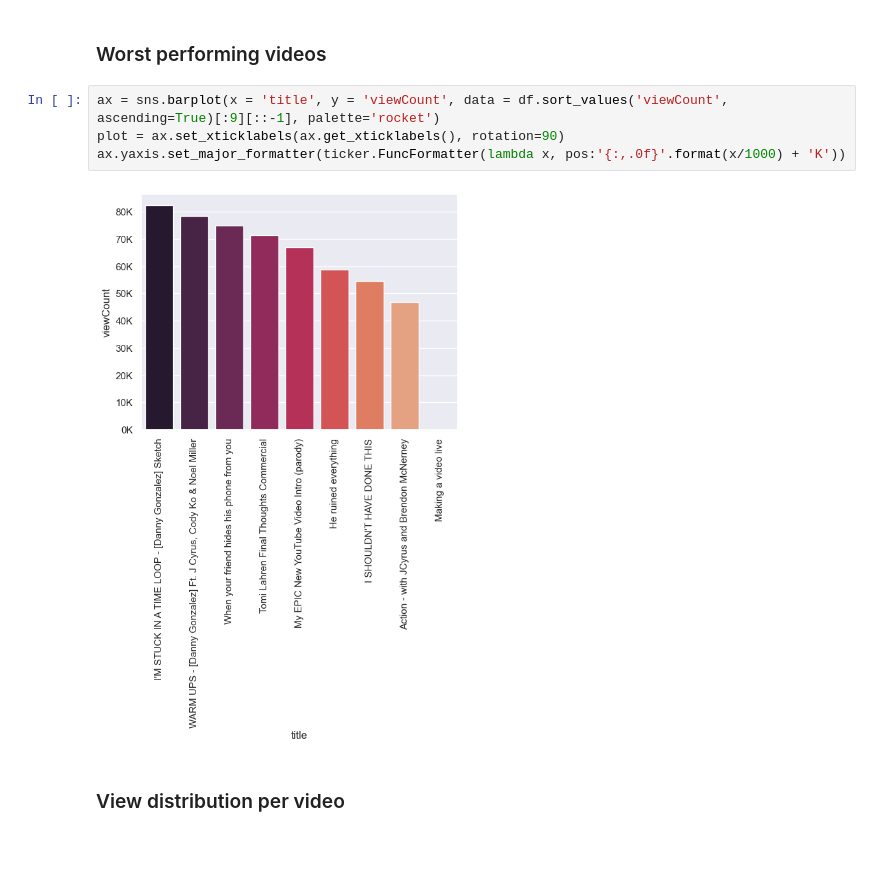
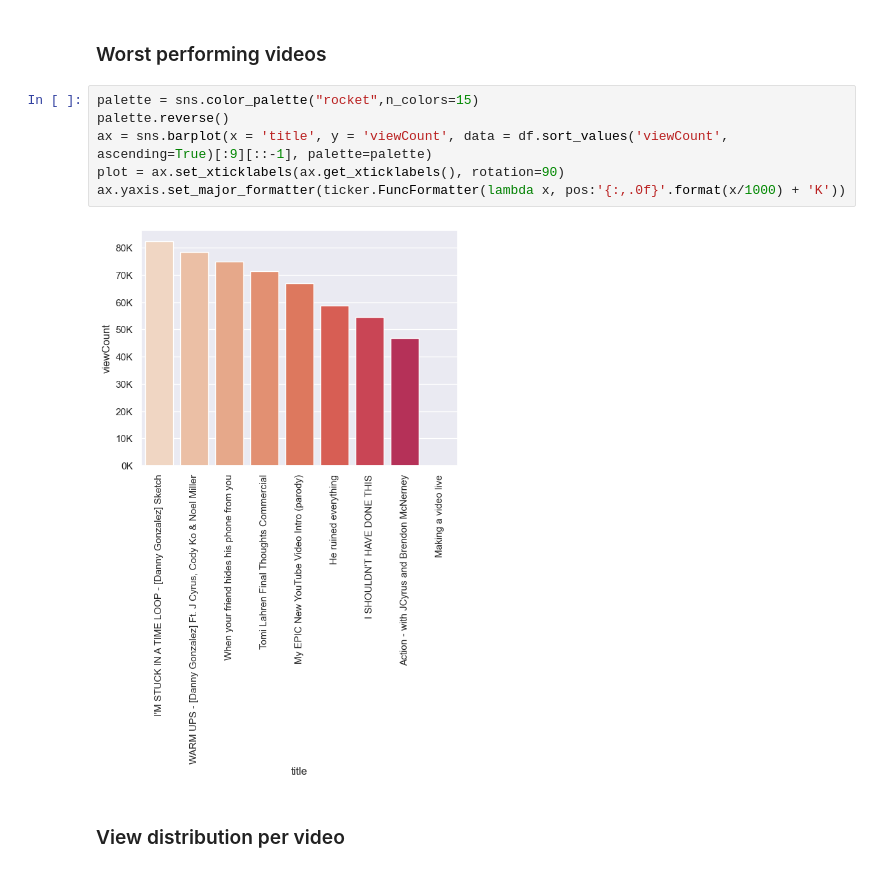
Before and after one commit to Siddharth114/YoutubeAPI, a Jupyter notebook: exploring.ipynb, the cells around one changed output. Saved outputs shown, nothing was run; the diff lists cells and outputs as text.

```diff
--- a/exploring.ipynb
+++ b/exploring.ipynb
@@ -140,11 +140,13 @@ ax.yaxis.set_major_formatter(ticker.FuncFormatter(lambda x, pos:'{:,.0f}'.format
 # %% [markdown]
 ### Worst performing videos
 # %%
-ax = sns.barplot(x = 'title', y = 'viewCount', data = df.sort_values('viewCount', ascending=True)[:9][::-1], palette='rocket')
+palette = sns.color_palette("rocket",n_colors=15)
+palette.reverse()
+ax = sns.barplot(x = 'title', y = 'viewCount', data = df.sort_values('viewCount', ascending=True)[:9][::-1], palette=palette)
 plot = ax.set_xticklabels(ax.get_xticklabels(), rotation=90)
 ax.yaxis.set_major_formatter(ticker.FuncFormatter(lambda x, pos:'{:,.0f}'.format(x/1000) + 'K'))
 # %% [output]
-[figure, old version]
+[figure, new version]
 # %% [markdown]
 ### View distribution per video
 # %%
```
